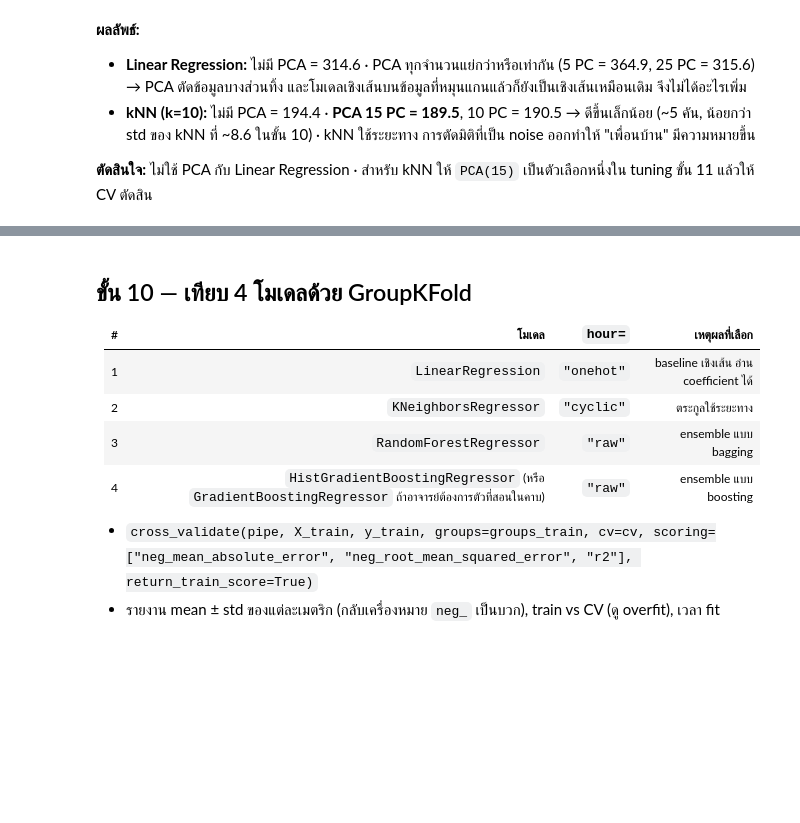
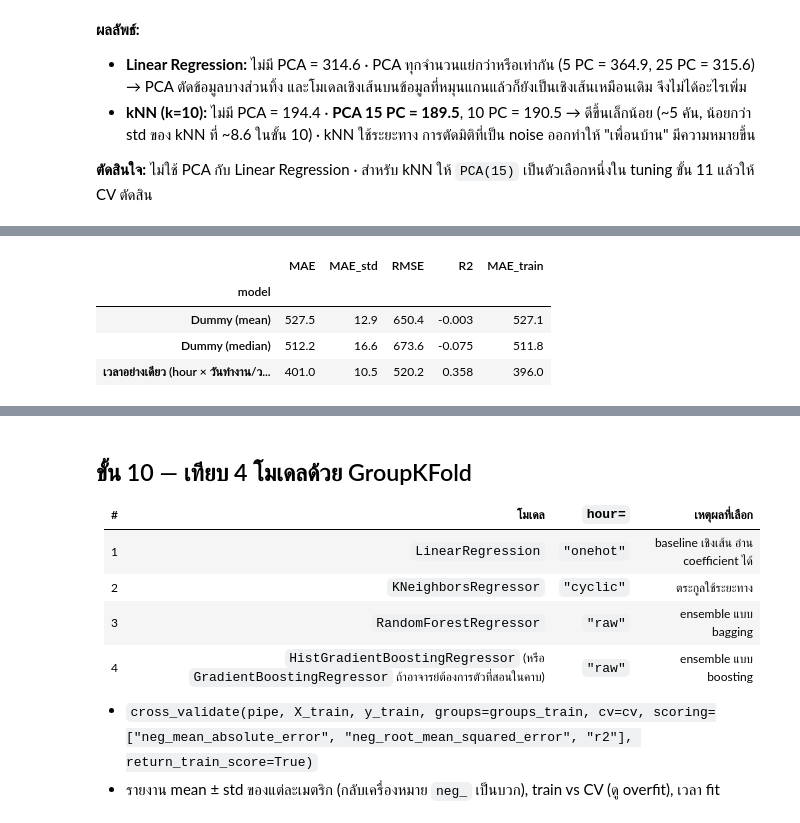
Before and after one commit to Sh080205/seoul-bike-demand, a Jupyter notebook: notebooks/02_modeling.ipynb, the cells around one changed output, grey strips where cells are left out. Saved outputs shown, nothing was run; the diff lists cells and outputs as text; code cells hidden in the pictures; blank space fills up the shorter version.

```diff
--- a/notebooks/02_modeling.ipynb
+++ b/notebooks/02_modeling.ipynb
@@ -821,0 +822,37 @@ kNN (k=10)      194.4  200.8   190.5   189.5   201.3   195.0
+# %%
+from sklearn.base import BaseEstimator, RegressorMixin
+from sklearn.dummy import DummyRegressor
+
+
+class HourDayTypeMean(BaseEstimator, RegressorMixin):
+    """baseline จากเวลาอย่างเดียว: ทาย = ค่าเฉลี่ยยอดเช่าของ (ชั่วโมง, วันทำงาน/วันหยุด) ที่เรียนจากข้อมูล fit เท่านั้น"""
+
+    def fit(self, X, y):
+        key = self._key(X)
+        self.table_ = pd.Series(np.asarray(y), index=key).groupby(level=[0, 1]).mean()
+        self.global_mean_ = float(np.mean(y))
+        return self
+
+    def predict(self, X):
+        idx = pd.MultiIndex.from_arrays(self._key(X))
+        return self.table_.reindex(idx).fillna(self.global_mean_).to_numpy()
+
+    @staticmethod
+    def _key(X):
+        off_day = ((X["is_weekend"] == 1) | (X["is_holiday"] == 1)).astype(int).to_numpy()
+        return [X["hour"].to_numpy(), off_day]
+
+
+baseline_rows = [
+    cv_report(DummyRegressor(strategy="mean"), "Dummy (mean)"),
+    cv_report(DummyRegressor(strategy="median"), "Dummy (median)"),
+    cv_report(HourDayTypeMean(), "เวลาอย่างเดียว (hour × วันทำงาน/วันหยุด)"),
+]
+baselines = pd.DataFrame(baseline_rows).set_index("model").round(3)
+baselines[["MAE", "MAE_std", "RMSE", "R2", "MAE_train"]].round({"MAE": 1, "MAE_std": 1, "RMSE": 1, "R2": 3, "MAE_train": 1})
+# %% [output]
+|  | MAE | MAE_std | RMSE | R2 | MAE_train |
+| model |  |  |  |  |  |
+| Dummy (mean) | 527.5 | 12.9 | 650.4 | -0.003 | 527.1 |
+| Dummy (median) | 512.2 | 16.6 | 673.6 | -0.075 | 511.8 |
+| เวลาอย่างเดียว (hour × วันทำงาน/ว... | 401.0 | 10.5 | 520.2 | 0.358 | 396.0 |
```
Also changed, not shown: parts of 6 cells of this notebook.
